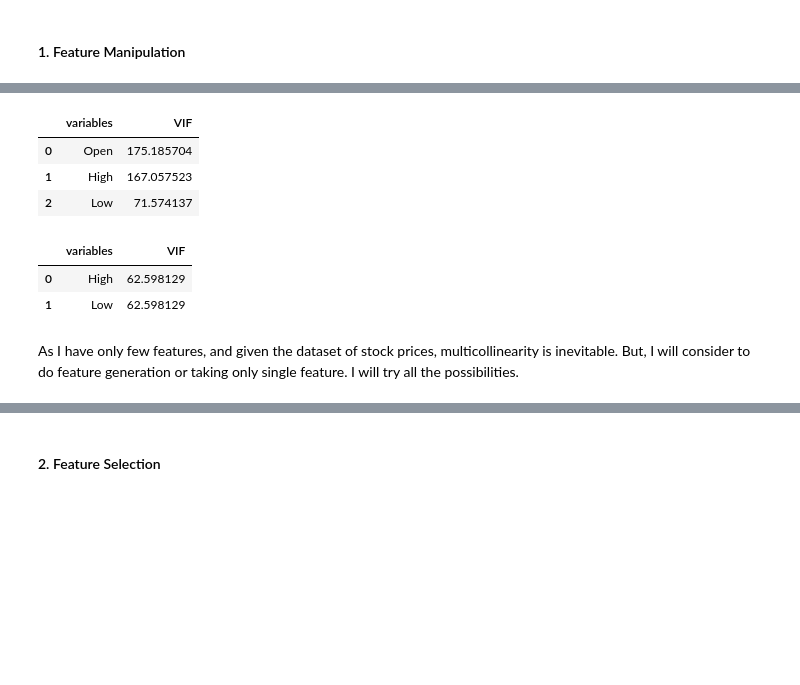
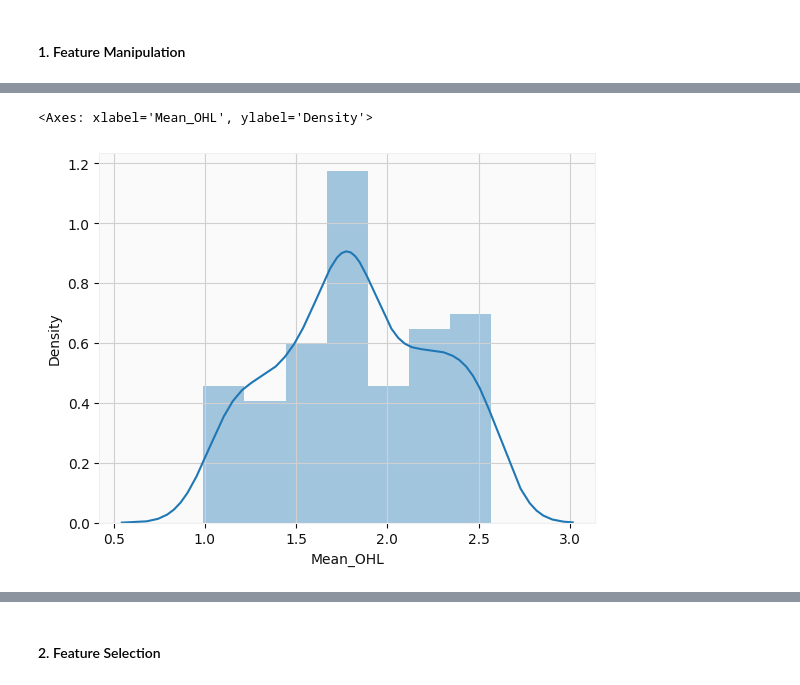
Before and after one commit to subhashsomarouthu/Yes_Bank_Stock_Closing_Price_Prediction, a Jupyter notebook: Yes_Bank_Stock_Closing_Price_prediction.ipynb, the cells around one changed output, grey strips where cells are left out. Cells and saved outputs as stored; diff of their text form; code cells hidden in the pictures; blank space fills up the shorter version.

```diff
--- a/Yes_Bank_Stock_Closing_Price_prediction.ipynb
+++ b/Yes_Bank_Stock_Closing_Price_prediction.ipynb
@@ -1017,0 +1015,6 @@ Answer Here.
+# %%
+x=np.log10(dataset_copy['Mean_OHL'])
+sns.distplot(x)
+# %% [output]
+<Axes: xlabel='Mean_OHL', ylabel='Density'>
+[figure, added]
@@ -1031,15 +1038,0 @@ def calc_vif(X):
-# %%
-calc_vif(ds1[[i for i in ds1.describe().columns if i not in ['Close']]])
-# %% [output]
-|  | variables | VIF |
-| 0 | Open | 175.185704 |
-| 1 | High | 167.057523 |
-| 2 | Low | 71.574137 |
-# %%
-calc_vif(ds1[[i for i in ds1.describe().columns if i not in ['Close','Open']]])
-# %% [output]
-|  | variables | VIF |
-| 0 | High | 62.598129 |
-| 1 | Low | 62.598129 |
-# %% [markdown]
-As I have only few features, and given the dataset of stock prices, multicollinearity is inevitable. But, I will consider to do feature generation or taking only single feature. I will try all the possibilities.
```
Also changed, not shown: parts of 155 cells of this notebook.
